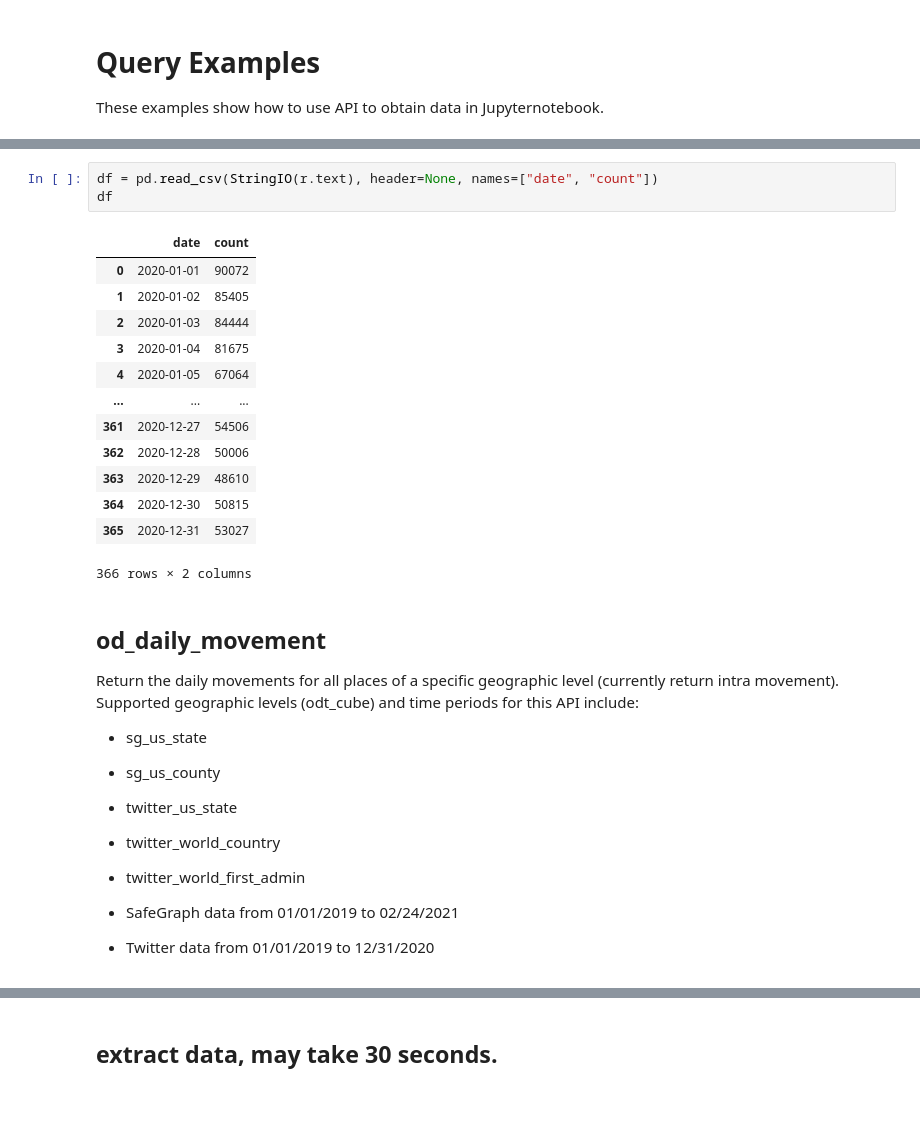
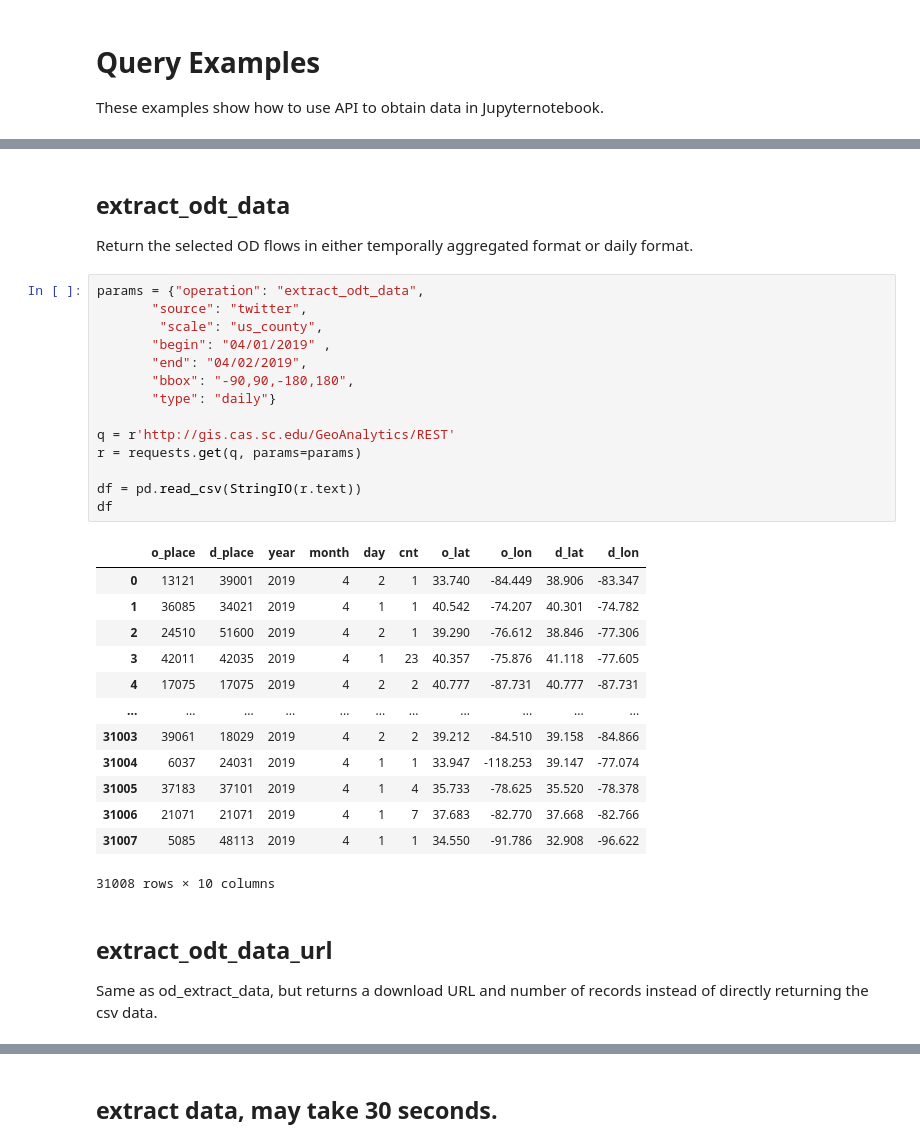
Before and after one commit to gladcolor/GIBD_RESTAPI, a Jupyter notebook: RestAPI.ipynb, the cells around one changed output, grey strips where cells are left out. Cells and saved outputs as stored; diff of their text form; blank space fills up the shorter version.

```diff
--- a/RestAPI.ipynb
+++ b/RestAPI.ipynb
@@ -70,42 +125,37 @@ r = requests.get(q, params=params)
-# %%
-df = pd.read_csv(StringIO(r.text), header=None, names=["date", "count"])
-df
-# %% [output]
-|  | date | count |
-| 0 | 2020-01-01 | 90072 |
-| 1 | 2020-01-02 | 85405 |
-| 2 | 2020-01-03 | 84444 |
-| 3 | 2020-01-04 | 81675 |
-| 4 | 2020-01-05 | 67064 |
-| ... | ... | ... |
-| 361 | 2020-12-27 | 54506 |
-| 362 | 2020-12-28 | 50006 |
-| 363 | 2020-12-29 | 48610 |
-| 364 | 2020-12-30 | 50815 |
-| 365 | 2020-12-31 | 53027 |
-366 rows × 2 columns
-# %% [markdown]
-## od_daily_movement
-
-Return the daily movements for all places of a specific geographic level (currently return intra movement). Supported geographic levels (odt_cube) and time periods for this API include:
-
-- sg_us_state
-
-
-- sg_us_county
-
-
-- twitter_us_state
-
-
-- twitter_world_country
-
-
-- twitter_world_first_admin
-
-
-- SafeGraph data from 01/01/2019 to 02/24/2021
-
-
-- Twitter data from 01/01/2019 to 12/31/2020
+# %% [markdown]
+## extract_odt_data
+
+Return the selected OD flows in either temporally aggregated format or daily format.
+# %%
+params = {"operation": "extract_odt_data",
+       "source": "twitter",
+        "scale": "us_county",
+       "begin": "04/01/2019" ,
+       "end": "04/02/2019",
+       "bbox": "-90,90,-180,180",
+       "type": "daily"}
+
+q = r'http://gis.cas.sc.edu/GeoAnalytics/REST'
+r = requests.get(q, params=params)
+
+df = pd.read_csv(StringIO(r.text))
+df
+# %% [output]
+|  | o_place | d_place | year | month | day | cnt | o_lat | o_lon | d_lat | d_lon |
+| 0 | 13121 | 39001 | 2019 | 4 | 2 | 1 | 33.740 | -84.449 | 38.906 | -83.347 |
+| 1 | 36085 | 34021 | 2019 | 4 | 1 | 1 | 40.542 | -74.207 | 40.301 | -74.782 |
+| 2 | 24510 | 51600 | 2019 | 4 | 2 | 1 | 39.290 | -76.612 | 38.846 | -77.306 |
+| 3 | 42011 | 42035 | 2019 | 4 | 1 | 23 | 40.357 | -75.876 | 41.118 | -77.605 |
+| 4 | 17075 | 17075 | 2019 | 4 | 2 | 2 | 40.777 | -87.731 | 40.777 | -87.731 |
+| ... | ... | ... | ... | ... | ... | ... | ... | ... | ... | ... |
+| 31003 | 39061 | 18029 | 2019 | 4 | 2 | 2 | 39.212 | -84.510 | 39.158 | -84.866 |
+| 31004 | 6037 | 24031 | 2019 | 4 | 1 | 1 | 33.947 | -118.253 | 39.147 | -77.074 |
+| 31005 | 37183 | 37101 | 2019 | 4 | 1 | 4 | 35.733 | -78.625 | 35.520 | -78.378 |
+| 31006 | 21071 | 21071 | 2019 | 4 | 1 | 7 | 37.683 | -82.770 | 37.668 | -82.766 |
+| 31007 | 5085 | 48113 | 2019 | 4 | 1 | 1 | 34.550 | -91.786 | 32.908 | -96.622 |
+31008 rows × 10 columns
+# %% [markdown]
+## extract_odt_data_url
+
+Same as od_extract_data, but returns a download URL and number of records instead of directly returning the csv data.
 # %%
```
Also changed, not shown: parts of 55 cells of this notebook.
